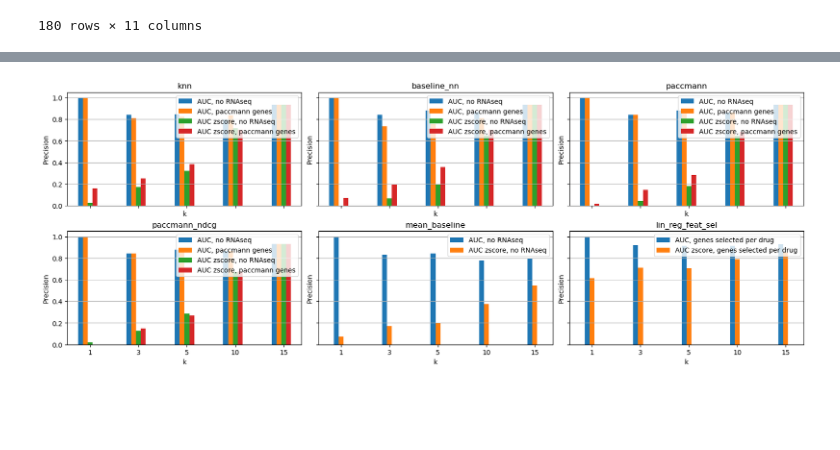
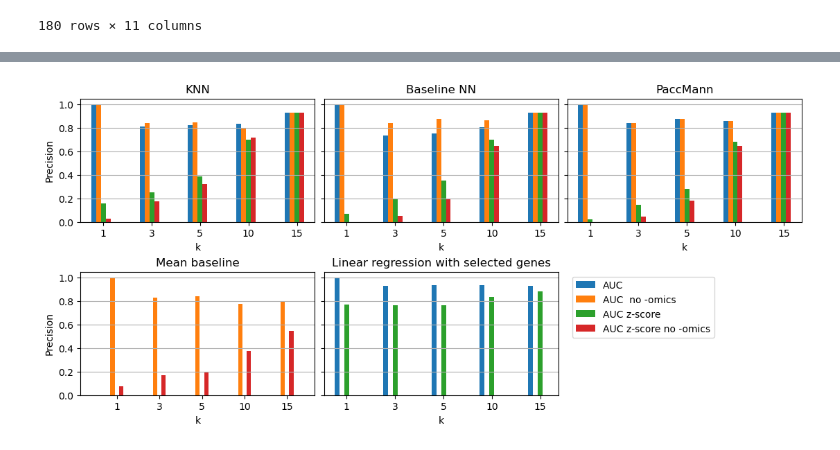
Before and after one commit to UroGenus/GDSC_Pancreatic_study, a Jupyter notebook: Pancreatic_models_evaluation.ipynb, the cells around one changed output, grey strips where cells are left out. Saved outputs shown, nothing was run; the diff lists cells and outputs as text; code cells hidden in the pictures; blank space fills up the shorter version.

```diff
--- a/Pancreatic_models_evaluation.ipynb
+++ b/Pancreatic_models_evaluation.ipynb
@@ -400,59 +396,84 @@ mse_pearson_res_per_drug
 | 34 | paccmann_ndcg | AUC_zscore | paccmann genes | 33.554417 | 0.000000 | 0.000000 | 0.107268 | 0.000000 | ... |
 | 35 | paccmann_ndcg | AUC_zscore | paccmann genes | 423.598429 | 161.812265 | 51.169531 | 0.134246 | 0.182293 | ... |
 # %%
-fig, axs = plt.subplots(nrows=2, ncols=3, figsize=(16,6), constrained_layout=True,
-                        sharey=True, sharex=True)
+fig, axs = plt.subplots(nrows=2, ncols=3, figsize=(11,5), constrained_layout=True,
+                        sharey=True)
 axs = axs.ravel()
 
 X = ks
 X_axis = np.arange(len(X))
+X_lab = ['KNN', 'Baseline NN', 'PaccMann']
 
-for i, model in enumerate(['knn', 'baseline_nn', 'paccmann', 'paccmann_ndcg']):
+for i, model in enumerate(['knn', 'baseline_nn', 'paccmann']):
     model_ranking = ranking_res[(ranking_res.model == model) & (ranking_res['mode'] == 'solo_pan')]
     if len(model_ranking) == 0: continue
 
     axs[i].bar(X_axis - 0.2, model_ranking[(model_ranking.drug_response == 'AUC')&
-                                           (model_ranking.genes == 'no RNAseq')].prec.values, 0.1,
-               label = 'AUC, no RNAseq')
+                                           (model_ranking.genes != 'no RNAseq')].prec.values, 0.1,
+               label = 'AUC')
     axs[i].bar(X_axis - 0.1, model_ranking[(model_ranking.drug_response == 'AUC')&
-                                           (model_ranking.genes == 'paccmann genes')].prec.values, 0.1, label = 'AUC, paccmann genes')
+                                           (model_ranking.genes == 'no RNAseq')].prec.values, 0.1, label = 'AUC no -omics')
     axs[i].bar(X_axis - 0, model_ranking[(model_ranking.drug_response == 'AUC_zscore')&
-                                           (model_ranking.genes == 'no RNAseq')].prec.values, 0.1, label = 'AUC zscore, no RNAseq')
+                                           (model_ranking.genes != 'no RNAseq')].prec.values, 0.1, label = 'AUC zscore')
     axs[i].bar(X_axis + 0.1, model_ranking[(model_ranking.drug_response == 'AUC_zscore')&
-                                           (model_ranking.genes == 'paccmann genes')].prec.values, 0.1, label = 'AUC zscore, paccmann genes')
-    axs[i].set_title(model)
+                                           (model_ranking.genes == 'no RNAseq')].prec.values, 0.1, label = 'AUC zscore no -omics')
+    axs[i].set_title(X_lab[i])
     axs[i].set_xticks(X_axis, X)
-    axs[i].set_ylabel("Precision")
+    if i == 0: axs[i].set_ylabel("Precision")
     axs[i].set_xlabel("k")
     axs[i].grid(axis='y')
 
-    axs[i].legend(loc = 'upper right')
+    #axs[i].legend(loc = 'upper right')
 
 
 
 ####
 
-for k, model in enumerate(['mean_baseline', 'lin_reg_feat_sel']):
-    i = k + 4
-    model_ranking = ranking_res[(ranking_res.model == model) & (ranking_res['mode'] == 'solo_pan')]
+model = 'mean_baseline'
+model_ranking = ranking_res[(ranking_res.model == model) & (ranking_res['mode'] == 'solo_pan')]
 
-    gene_selection = ''
-    if model == 'mean_baseline': gene_selection = 'no RNAseq'
-    if model == 'lin_reg_feat_sel': gene_selection = 'genes selected per drug'
+axs[3].bar(X_axis - 0.2, [0], label = 'AUC')
+axs[3].bar(X_axis - 0.1, model_ranking[(model_ranking.drug_response == 'AUC')&
+                                           (model_ranking.genes == 'no RNAseq')].prec.values, 0.1,
+           label = 'AUC no -omics ')
+axs[3].bar(X_axis - 0, [0], label = 'AUC z-score')
+axs[3].bar(X_axis + 0.1, model_ranking[(model_ranking.drug_response == 'AUC_zscore')&
+                                           (model_ranking.genes == 'no RNAseq')].prec.values, 0.1,
+           label = 'AUC z=score no -omics ')
 
-    axs[i].bar(X_axis - 0.1, model_ranking[(model_ranking.drug_response == 'AUC')&
-                                           (model_ranking.genes == gene_selection)].prec.values, 0.1, label = 'AUC, '+gene_selection)
-    axs[i].bar(X_axis, model_ranking[(model_ranking.drug_response == 'AUC_zscore')&
-                                           (model_ranking.genes == gene_selection)].prec.values, 0.1, label = 'AUC zscore, '+gene_selection)
-    axs[i].set_title(model)
-    axs[i].set_xticks(X_axis, X)
-    axs[i].set_ylabel("Precision")
-    axs[i].set_xlabel("k")
-    axs[i].grid(axis='y')
+axs[3].set_title('Mean baseline')
+axs[3].set_xticks(X_axis, X)
+axs[3].set_ylabel("Precision")
+axs[3].set_xlabel("k")
+axs[3].grid(axis='y')
 
-    axs[i].legend(loc = 'upper right')
+
+####
+
+model = 'lin_reg_feat_sel'
+model_ranking = ranking_res[(ranking_res.model == model) & (ranking_res['mode'] == 'solo_pan')]
+
+axs[4].bar(X_axis - 0.2, model_ranking[(model_ranking.drug_response == 'AUC')&
+                                           (model_ranking.genes != 'no RNAseq')].prec.values, 0.1,
+           label = 'AUC')
+axs[4].bar(X_axis - 0.1, [0], 0.1, label = 'AUC  no -omics')
+axs[4].bar(X_axis + 0, model_ranking[(model_ranking.drug_response == 'AUC_zscore')&
+                                           (model_ranking.genes != 'no RNAseq')].prec.values, 0.1,
+           label = 'AUC z-score')
+axs[4].bar(X_axis + 0.1, [0], 0.1, label = 'AUC z-score no -omics')
+
+
+axs[4].set_title('Linear regression with selected genes')
+axs[4].set_xticks(X_axis, X)
+#axs[4].set_ylabel("Precision")
+axs[4].set_xlabel("k")
+axs[4].grid(axis='y')
+
+handles, labels = axs[4].get_legend_handles_labels()
+axs[5].legend(handles, labels, loc = "upper left")
+axs[5].axis('off')
 
 plt.savefig('figures/results/Pancreatic/Pancreatic_models_ranking_solo.png', facecolor = 'white', transparent = False, dpi=500)
 # %% [output]
-[figure, old version]
+[figure, new version]
 # %%
```
Also changed, not shown: parts of 2 cells of this notebook, 38 other files.
